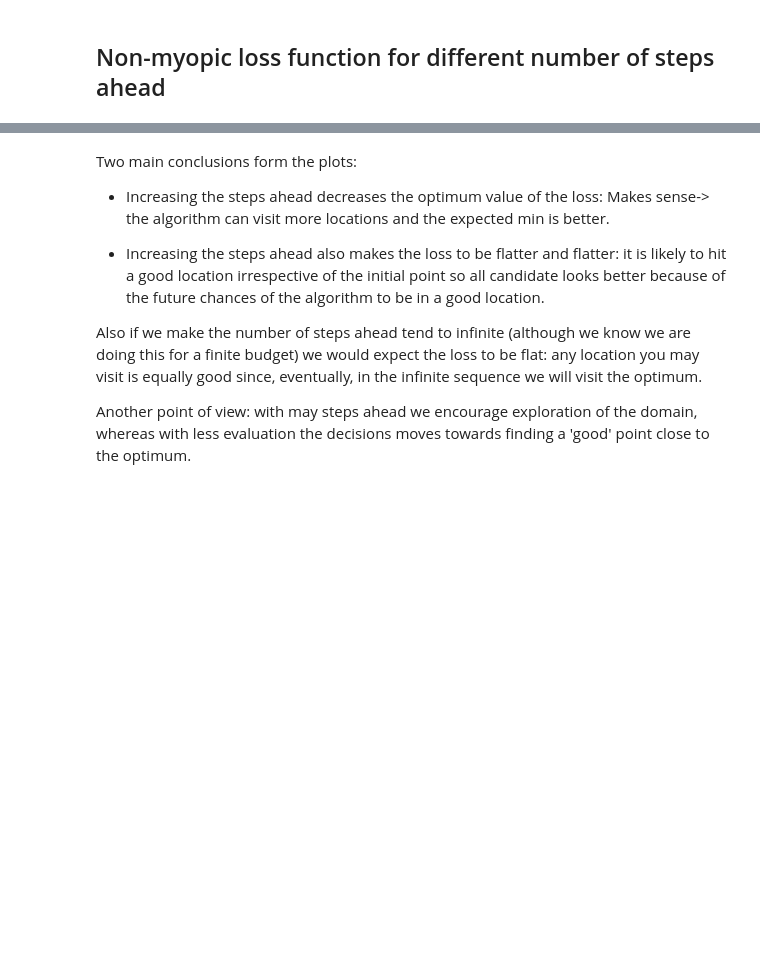
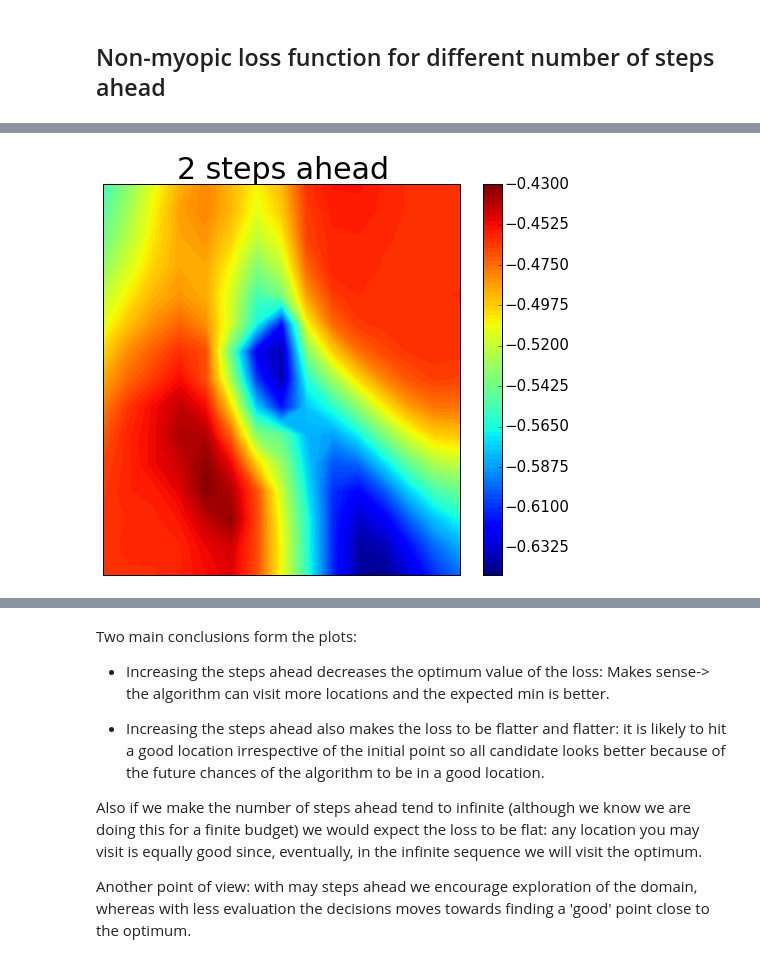
Before and after one commit to SheffieldML/bo_stepsahead, a Jupyter notebook: simulations/old/understanding_GLASSES_loss(notebooks)/understanding GLASSES.ipynb, the cells around one changed output, grey strips where cells are left out. Drawn from its saved outputs; the diff is of its cells as text; code cells hidden in the pictures; blank space fills up the shorter version.

```diff
--- a/simulations/old/understanding_GLASSES_loss(notebooks)/understanding GLASSES.ipynb
+++ b/simulations/old/understanding_GLASSES_loss(notebooks)/understanding GLASSES.ipynb
@@ -336,18 +353,25 @@ What the algorithm does makes sense to me: when the putative input is in a 'bad'
 # %%
 ## 2 steps ahead
-BO_glasses.n_ahead = 2
-loss_ahead2 = BO_glasses.loss_ahead(X).reshape((n_grid,n_grid))
+#BO_glasses.n_ahead = 2
+#loss_ahead2 = BO_glasses.loss_ahead(X).reshape((n_grid,n_grid))
 
 # make the plot
-plt.figure(figsize=(10,7))
+plt.figure(figsize=(8,7))
 plt.contourf(X1, X2,loss_ahead2,100)
-plt.plot(BO_glasses.model.X[:,0], BO_glasses.model.X[:,1], 'r.', markersize=20, label=u'Observations')
-plt.legend()
-plt.xlabel('X1')
-plt.ylabel('X2')
-plt.title('Glasses - expected loss 2 step ahead',size=20)
+#plt.plot(BO_glasses.model.X[:,0], BO_glasses.model.X[:,1], 'r.', markersize=20, label=u'Observations')
+#plt.legend()
+#plt.xlabel('X1')
+#plt.ylabel('X2')
+plt.title('2 steps ahead',size=30)
 plt.axis((bounds[0][0],bounds[0][1],bounds[1][0],bounds[1][1]))
-plt.colorbar()
+plt.tick_params(axis='both', which='major', labelsize=15)
+cbar = plt.colorbar()
+cbar.ax.tick_params(axis='both', which='major', labelsize=15)
+plt.xticks([])
+plt.yticks([])
+plt.savefig('2_ahead.pdf',type='pdf',bbox_inches='tight', pad_inches=0.1)
+# %% [output]
+[figure, added]
 # %%
 ## 3 steps ahead
 BO_glasses.n_ahead = 3
```
Also changed, not shown: parts of 7 cells of this notebook, 24 other files.
